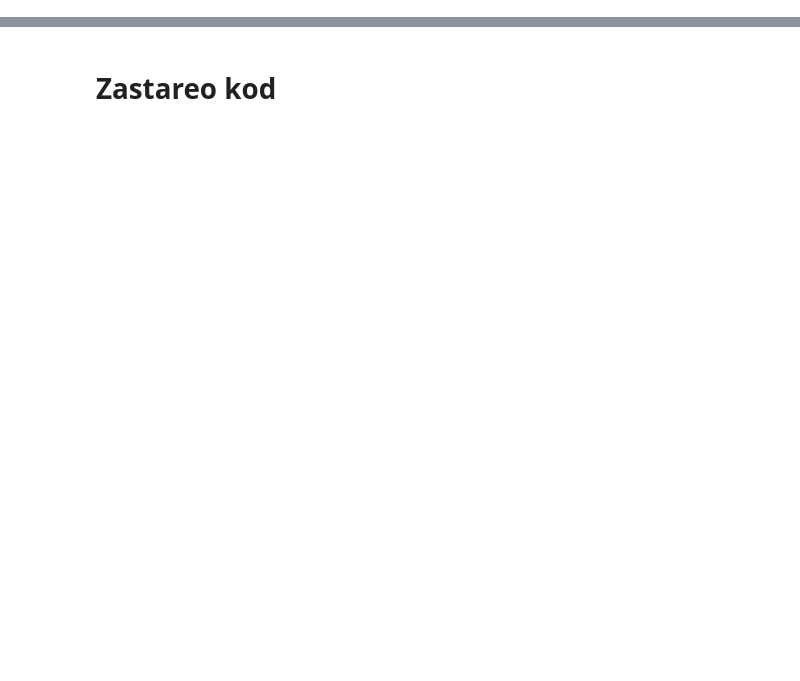
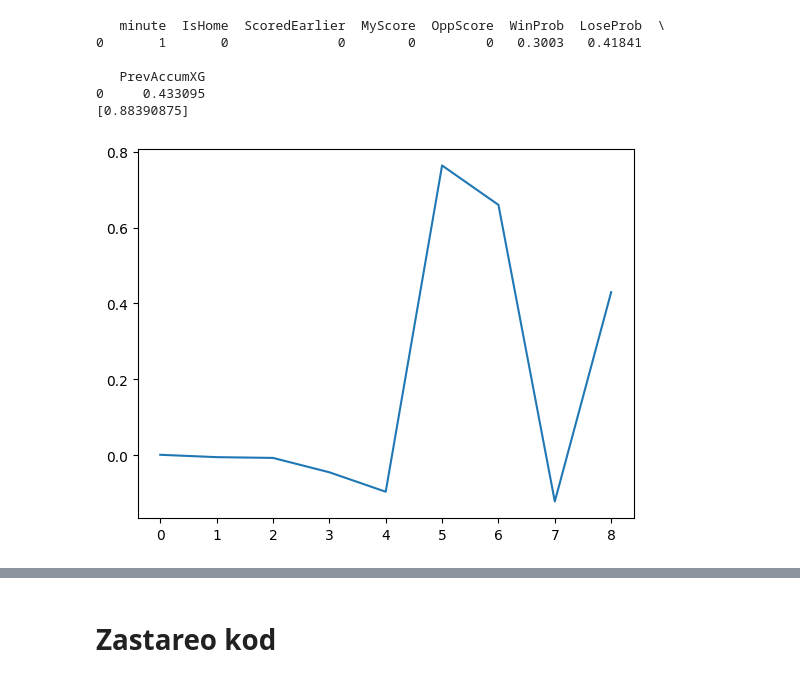
Before and after one commit to NovakTJ/goalscorer-confidence, a Jupyter notebook: notebooks/main-notebook.ipynb, the cells around one changed output, grey strips where cells are left out. Saved outputs shown, nothing was run; the diff lists cells and outputs as text; code cells hidden in the pictures; blank space fills up the shorter version.

Commit message:
finished analysis for 3 epl seasons

```diff
--- a/notebooks/main-notebook.ipynb
+++ b/notebooks/main-notebook.ipynb
@@ -53,9 +65,8 @@ def process_shot_data(player_shot_data):
 def prepare_one_dataframe(YEAR, LEAGUE):
     understat = UnderstatClient()
     league_player_ids = set()
-    for oneyear in ['2019']:
-        league_player_data = understat.league(league=LEAGUE).get_player_data(season=oneyear)
-        league_player_ids.update( [player['id'] for player in league_player_data])
+    league_player_data = understat.league(league=LEAGUE).get_player_data(season=YEAR)
+    league_player_ids.update( [player['id'] for player in league_player_data])
 
     all_player_shot_data = []
     for player_id in league_player_ids:
@@ -101,6 +112,7 @@ def prepare_one_dataframe(YEAR, LEAGUE):
     matchshotdf = pd.DataFrame(all_match_shot_data).set_index('id')
     matchshotdf.head(10)
     shotdf = pd.DataFrame(all_player_shot_data)
+    shotdf['PrevAccumXG'].head(20)
     #shotdf.to_csv(f'../data/shotdf_without_betting_before_processing_{YEAR}_{LEAGUE}.csv')
     shotdf = shotdf[ shotdf['season'] == YEAR ].set_index('id')
 
@@ -113,7 +125,7 @@ def prepare_one_dataframe(YEAR, LEAGUE):
     # shotdf['minute'] = shotdf['minute'].apply(int)
     # shotdf['xG'] = shotdf['xG'].apply(float)
 
-    shotdf = shotdf[['minute', 'xG','h_a','season','h_team','a_team','date','ScoredEarlier','ScoredPenEarlier','ScoredLater','ScoredPenLater','IsGoal','MyScore','OppScore']]
+    shotdf = shotdf[['minute', 'xG','h_a','season','h_team','a_team','date','ScoredEarlier','ScoredPenEarlier','ScoredLater','ScoredPenLater','IsGoal','MyScore','OppScore','PrevAccumXG']]
 
     shotdf.to_csv(f'../data/shotdf_without_betting_{YEAR}_{LEAGUE}.csv')
 
@@ -186,16 +198 @@ Index(['id', 'minute', 'xG', 'h_a', 'season', 'h_team', 'a_team', 'date',
       dtype='object')
-# %%
-# %pip install scikit-learn
-from sklearn.linear_model import LinearRegression
-
-shotdf['IsHome'] = (shotdf['h_a']=='h')
-#shotdf[shotdf['h_a']=='h']['IsHome'] = 1
-X = shotdf[['minute','IsHome','ScoredEarlier','MyScore','OppScore']]
-y = shotdf['ScaledIsGoal']
-
-shotdf['HomeOdds']=2.0
-shotdf['AwayOdds']=2.0
-
-model = LinearRegression()
-model.fit(X, y)
-print(model.coef_, model.intercept_)
@@ -204,3 +199,8 @@ print(model.coef_, model.intercept_)
+# %%
+
+shotdf['IsHome'] = (shotdf['h_a']=='h').apply(int)
+shotdf['WinProb']=-2.0
+shotdf['LoseProb']=-2.0
 # %%
 import json
 betting_nameset = set()
@@ -319,0 +337,25 @@ print(shotdf[['season','HomeOdds']])
+# %%
+# %pip install scikit-learn
+from sklearn.linear_model import LinearRegression
+
+#shotdf[shotdf['h_a']=='h']['IsHome'] = 1
+X = shotdf[['minute','IsHome','ScoredEarlier','MyScore','OppScore','WinProb','LoseProb','PrevAccumXG']]
+y = shotdf['ScaledIsGoal']
+
+
+model = LinearRegression()
+model.fit(X, y)
+model_numbers = (list(model.coef_) + [model.intercept_])
+plt.plot(model_numbers)
+
+first_shot = (shotdf.iloc[[0]][['minute','IsHome','ScoredEarlier','MyScore','OppScore','WinProb','LoseProb','PrevAccumXG']] )
+print(first_shot)
+print(model.predict( first_shot))
+# %% [output]
+   minute  IsHome  ScoredEarlier  MyScore  OppScore  WinProb  LoseProb  \
+0       1       0              0        0         0   0.3003   0.41841
+
+   PrevAccumXG
+0     0.433095
+[0.88390875]
+[figure, added]
```
Also changed, not shown: parts of 15 cells of this notebook, 29 other files.
